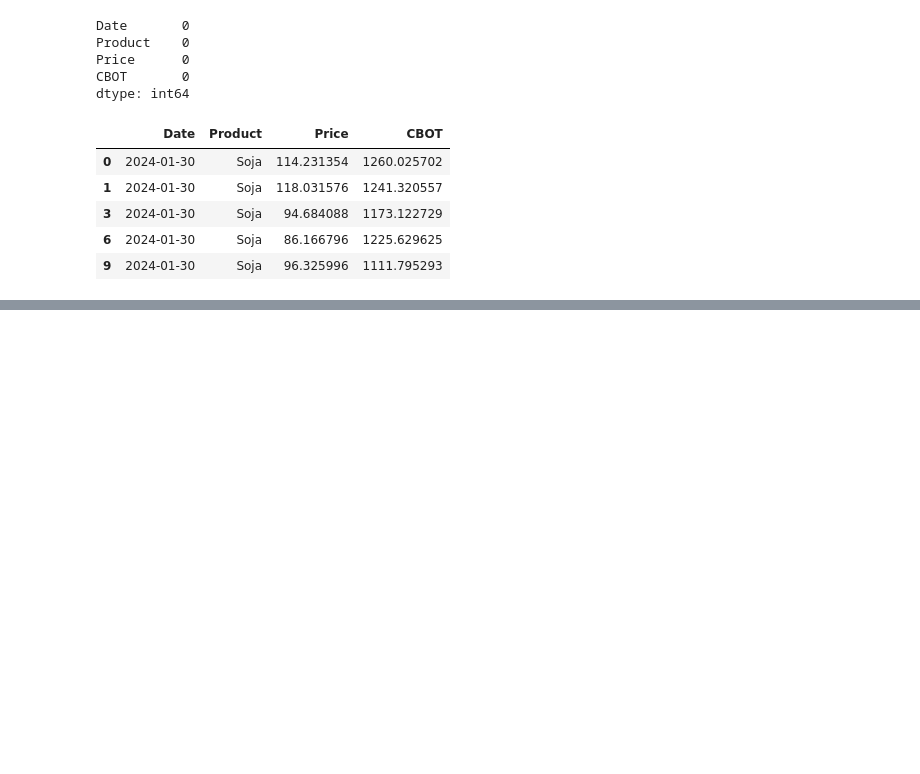
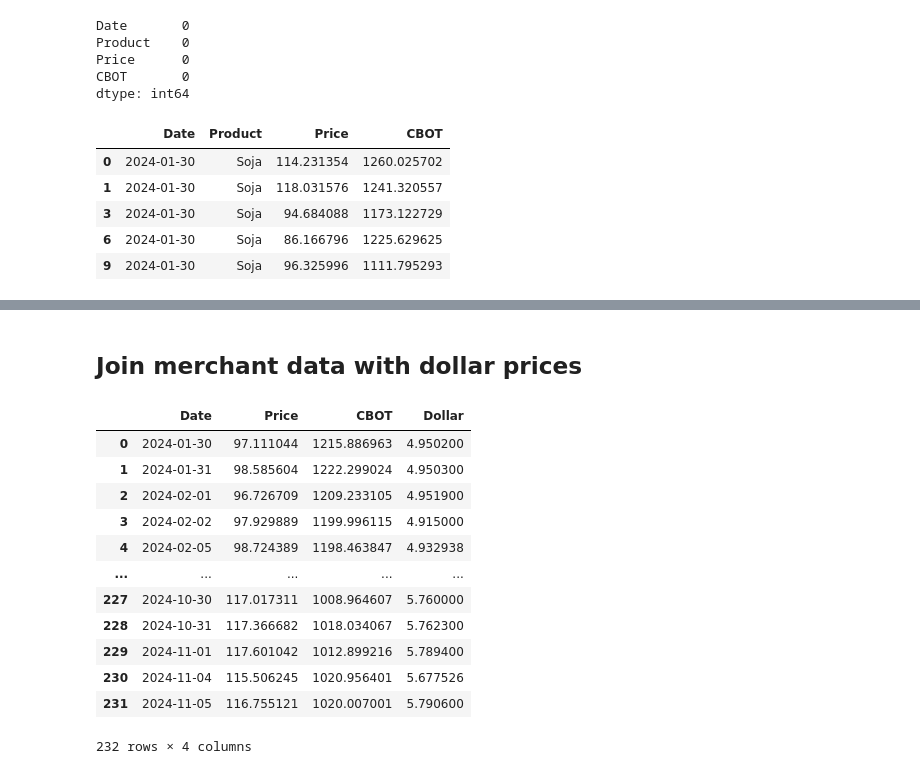
Before and after one commit to alvarordgs/ai-challenge-gd, a Jupyter notebook: main.ipynb, the cells around one changed output, grey strips where cells are left out. Cells and saved outputs as stored; diff of their text form; code cells hidden in the pictures; blank space fills up the shorter version.

```diff
--- a/main.ipynb
+++ b/main.ipynb
@@ -153,0 +194,12 @@ merchant_df_filtered.head()
+# %%
+ticker = yf.Ticker('USDBRL=X')
+dollar_prices = ticker.history(interval="1D", start=merchant_df_filtered['Date'].min(), end='2024-11-06')
+# %%
+dollar_prices.reset_index(inplace=True)
+dollar_prices = dollar_prices[['Date', 'Close']]
+# %%
+dollar_prices['Date'] = pd.to_datetime(dollar_prices['Date'])
+dollar_prices['Date'] = dollar_prices['Date'].dt.tz_convert(None).dt.normalize()
+# %%
+dollar_prices.rename(columns={'Close': 'Dollar'}, inplace=True)
+dollar_prices
@@ -153,0 +220,19 @@ merchant_df_filtered.head()
+# %% [markdown]
+## Join merchant data with dollar prices
+# %%
+merchant_data_full = pd.merge(merchant_df_filtered, dollar_prices, on='Date', how='outer')
+merchant_data_full
+# %% [output]
+|  | Date | Price | CBOT | Dollar |
+| 0 | 2024-01-30 | 97.111044 | 1215.886963 | 4.950200 |
+| 1 | 2024-01-31 | 98.585604 | 1222.299024 | 4.950300 |
+| 2 | 2024-02-01 | 96.726709 | 1209.233105 | 4.951900 |
+| 3 | 2024-02-02 | 97.929889 | 1199.996115 | 4.915000 |
+| 4 | 2024-02-05 | 98.724389 | 1198.463847 | 4.932938 |
+| ... | ... | ... | ... | ... |
+| 227 | 2024-10-30 | 117.017311 | 1008.964607 | 5.760000 |
+| 228 | 2024-10-31 | 117.366682 | 1018.034067 | 5.762300 |
+| 229 | 2024-11-01 | 117.601042 | 1012.899216 | 5.789400 |
+| 230 | 2024-11-04 | 115.506245 | 1020.956401 | 5.677526 |
+| 231 | 2024-11-05 | 116.755121 | 1020.007001 | 5.790600 |
+232 rows × 4 columns
```
Also changed, not shown: parts of 10 cells of this notebook.
